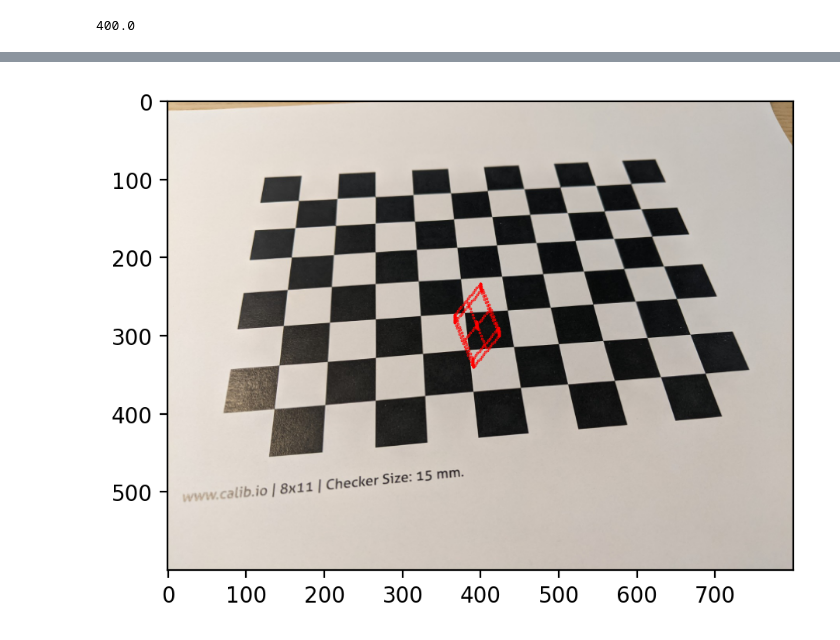
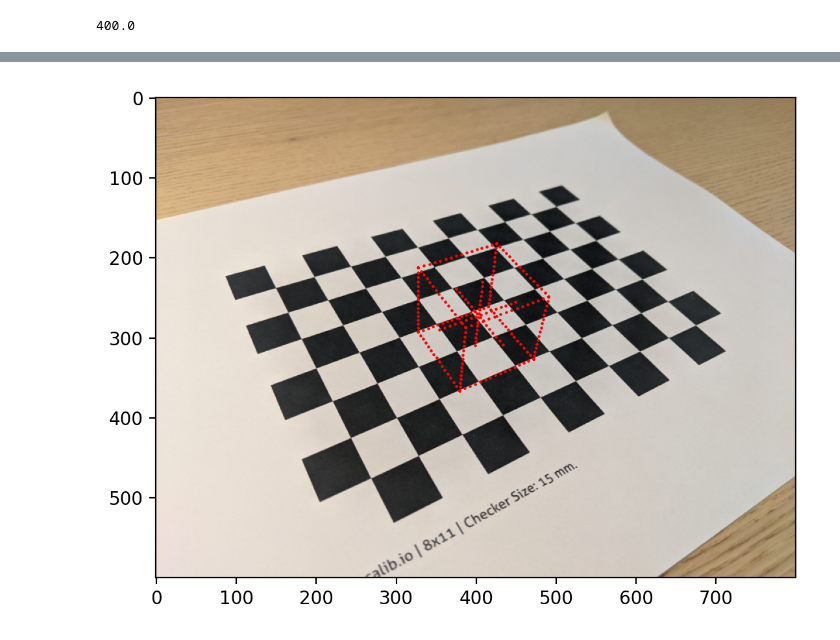
Before and after one commit to AndreasLH/CVex, a Jupyter notebook: w5.ipynb, the cells around one changed output, grey strips where cells are left out. Cells and saved outputs as stored; diff of their text form; code cells hidden in the pictures.

```diff
--- a/w5.ipynb
+++ b/w5.ipynb
@@ -168,22 +169,22 @@ def box3d(n=16):
 # 5.5 take photos, done
 # 5.6
 import os
-all_photo_dirs = os.listdir('data/checkerboard')
+folder = 'data/checkerboard/'
+all_photo_dirs = os.listdir(folder)
 is_found = {}
 twodpoints = []
 worldpoints = []
-ims = []
 small_ims = []
 Q = checkerboard_points(10, 7)
 for photo_dir in all_photo_dirs:
-    im = cv2.imread('data/checkerboard/'+photo_dir)[:,:,::-1]
+    im = cv2.imread(folder+photo_dir)[:,:,::-1]
     # im = im.astype(float)/255
     im_small = cv2.resize(im, None, fx=0.5, fy=0.5)
-    ims.append(im_small)
-    small_ims.append(im_small)
-    is_checkerboard, arr = cv2.findChessboardCorners(im_small, (10,7), None)
-    twodpoints.append(arr)
-    worldpoints.append(Q)
+    is_checkerboard, arr = cv2.findChessboardCorners(im_small, (7,10), None)
+    if is_checkerboard:
+        small_ims.append(im_small)
+        twodpoints.append(arr)
+        worldpoints.append(Q)
 
     if is_checkerboard:
         is_found[photo_dir] = True
@@ -214,8 +215,8 @@ is_found
 # 5.8
 flags = cv2.CALIB_FIX_K1 + cv2.CALIB_FIX_K2 + cv2.CALIB_FIX_K3 + cv2.CALIB_FIX_K4 + cv2.CALIB_FIX_K5 + cv2.CALIB_FIX_K6 + cv2.CALIB_ZERO_TANGENT_DIST
 
-Qs = [Q.T.reshape(1, 70, 3).astype(np.float32) for Q in worldpoints]
+Qs = [Q.T.astype(np.float32) for Q in worldpoints]
 
-_, K, _, _, _ = cv2.calibrateCamera(Qs, twodpoints, im_small.shape[:2], None, None, flags=flags)
+_, K, _, rvecs, tvecs = cv2.calibrateCamera(Qs, twodpoints, im_small.shape[:2], None, None, flags=flags)
 K
 # %% [output]
@@ -247,11 +270,12 @@ ValueError: operands could not be broadcast together with shapes (210,) (140,)
 # %%
 # 5.10
+img_id_to_show = 4
 Q = 2 * box3d() + 1
-Qa = projectpoints(K, rotation_matrices[2], tvecs[2], Q)
+Qa = projectpoints(K, rotation_matrices[img_id_to_show], tvecs[img_id_to_show], Q)
 fig = plt.figure(dpi=200)
 ax = fig.add_subplot(projection=None)
-ax.scatter(Qa[0], Qa[1], c='r',s=0.1)
-ax.imshow(small_ims[2])
+ax.scatter(*Qa, c='r',s=0.4)
+ax.imshow(small_ims[img_id_to_show])
 plt.show()
 # %% [output]
-[figure, old version]
+[figure, new version]
```
Also changed, not shown: parts of 13 cells of this notebook.
